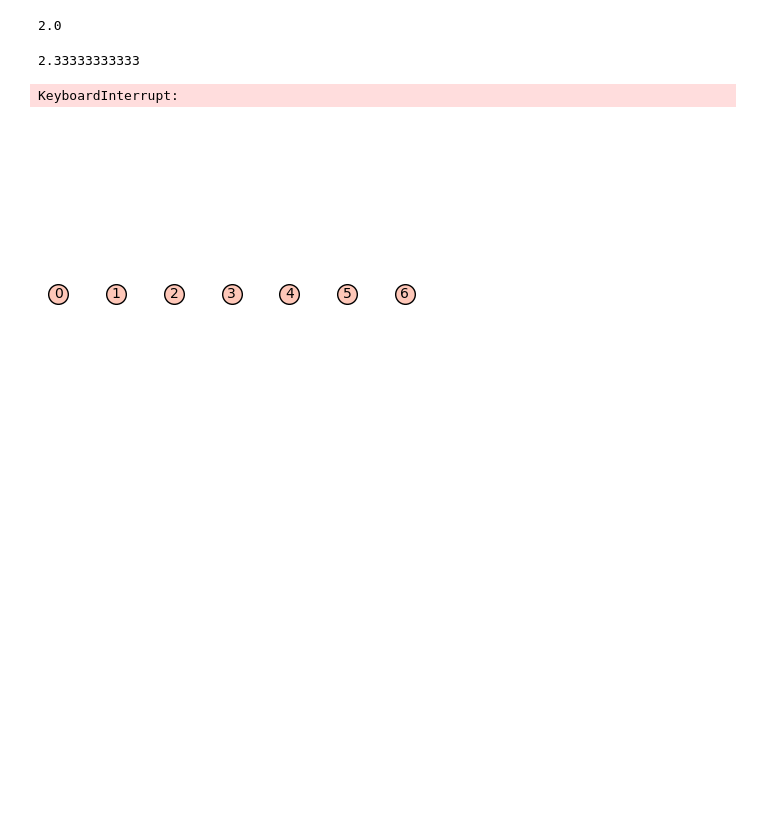
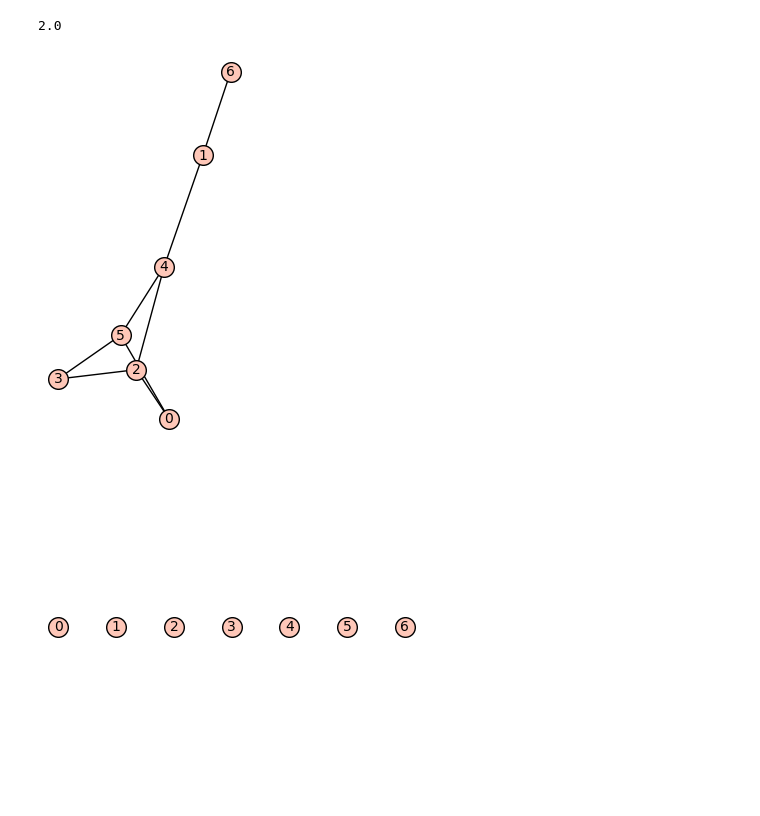
Before and after one commit to lanaherman/domination_number, a Jupyter notebook: poskusi.ipynb, the cells around one changed output. Saved outputs shown, nothing was run; the diff lists cells and outputs as text; code cells hidden in the pictures; blank space fills up the shorter version.

```diff
--- a/poskusi.ipynb
+++ b/poskusi.ipynb
@@ -21,30 +0,0 @@ print float(min(result))
-# %%
-for k in range(4,12):
-    result = []
-    for G in graphs.nauty_geng('6 -c'):
-        result.append(st)
-        st = (G.cartesian_product(graphs.CompleteGraph(k))).dominating_set(value_only=True, total=True)/G.dominating_set(value_only=True)
-result.append(st)
-print float(min(result))
-# %% [output]
-2.0
-# %%
-for k in range(4,9):
-    result = []
-    for G in graphs.nauty_geng('7 -c'):
-        result.append(st)
-        st = (G.cartesian_product(graphs.CompleteGraph(k))).dominating_set(value_only=True, total=True)/G.dominating_set(value_only=True)
-result.append(st)
-print float(min(result))
-# %% [output]
-2.33333333333
-# %%
-for k in range(4,9):
-    result = []
-    for G in graphs.nauty_geng('8 -c'):
-        result.append(st)
-        st = (G.cartesian_product(graphs.CompleteGraph(k))).dominating_set(value_only=True, total=True)/G.dominating_set(value_only=True)
-result.append(st)
-print float(min(result))
-# %% [output]
-KeyboardInterrupt:
@@ -51,3 +3,25 @@ KeyboardInterrupt:
+# %%
+result=[]; #seznam vseh gamak/gama
+gresult=[]; #seznam proti primerov
+n=8; #število vozlišč
+p=0.5; #verjetnost da posamezno povezavo dodaš v graf
+for i in range(100): #preveri na 10ih random grafih
+    for k in range(4,6):
+        g=graphs.RandomGNP(n,p)
+        gk=g.cartesian_product(graphs.CompleteGraph(k))
+        gama=g.dominating_set(value_only=True)
+        gamak=gk.dominating_set(value_only=True,total=True)
+        x=float(gamak/gama);
+        if x<2: gresult.append(g)
+        if x==2: dvaresult.append(g)
+        result.append(x)
+print(min(result))
+# %% [output]
+2.0
+# %%
+dvaresult[0].plot() #primer grafa, ko je koeficient enak 2
+# %% [output]
+[figure, added]
 # %%
 #trivialen primer, kjer je koeficient enk 2
 for G in graphs(7, size=0):
```
Also changed, not shown: parts of 10 cells of this notebook.
